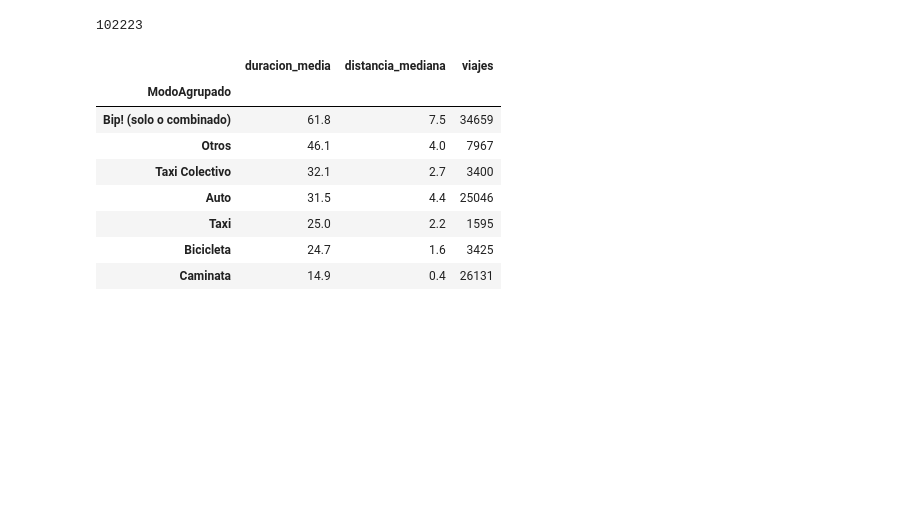
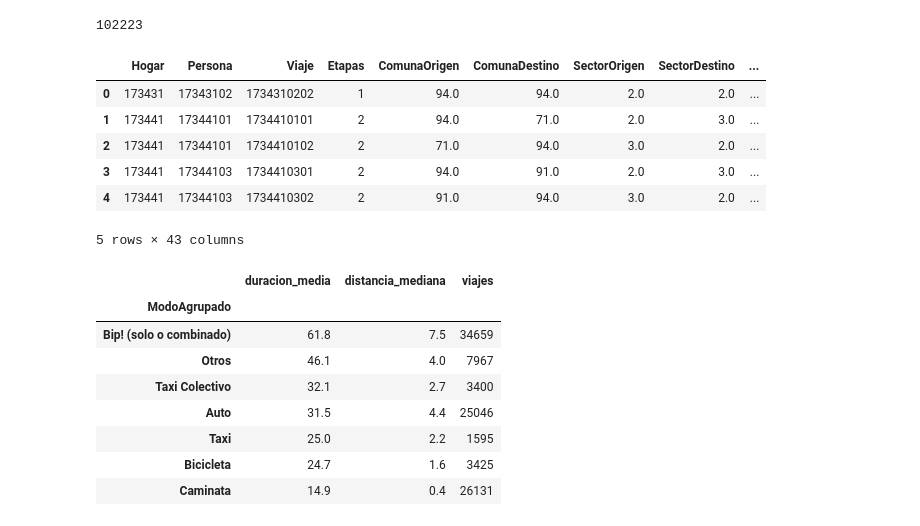
Before and after one commit to daniopitz/diplomado-cdd, a Jupyter notebook: 04_regresion_multiple.ipynb, the cells around one changed output. Cells and saved outputs as stored; diff of their text form; code cells hidden in the pictures; blank space fills up the shorter version.

```diff
--- a/04_regresion_multiple.ipynb
+++ b/04_regresion_multiple.ipynb
@@ -637,6 +677,16 @@ ll_modo["ModoAgrupado"] = ll_modo["NombreModo"].where(
 len(ll_modo)
 # %% [output]
 102223
+# %%
+ll_modo.head()
+# %% [output]
+|  | Hogar | Persona | Viaje | Etapas | ComunaOrigen | ComunaDestino | SectorOrigen | SectorDestino | ... |
+| 0 | 173431 | 17343102 | 1734310202 | 1 | 94.0 | 94.0 | 2.0 | 2.0 | ... |
+| 1 | 173441 | 17344101 | 1734410101 | 2 | 94.0 | 71.0 | 2.0 | 3.0 | ... |
+| 2 | 173441 | 17344101 | 1734410102 | 2 | 71.0 | 94.0 | 3.0 | 2.0 | ... |
+| 3 | 173441 | 17344103 | 1734410301 | 2 | 94.0 | 91.0 | 2.0 | 3.0 | ... |
+| 4 | 173441 | 17344103 | 1734410302 | 2 | 91.0 | 94.0 | 3.0 | 2.0 | ... |
+5 rows × 43 columns
 # %%
 # Por modo: duración media y distancia mediana
 ll_modo.groupby("ModoAgrupado").agg(
```
Also changed, not shown: parts of 15 cells of this notebook.
